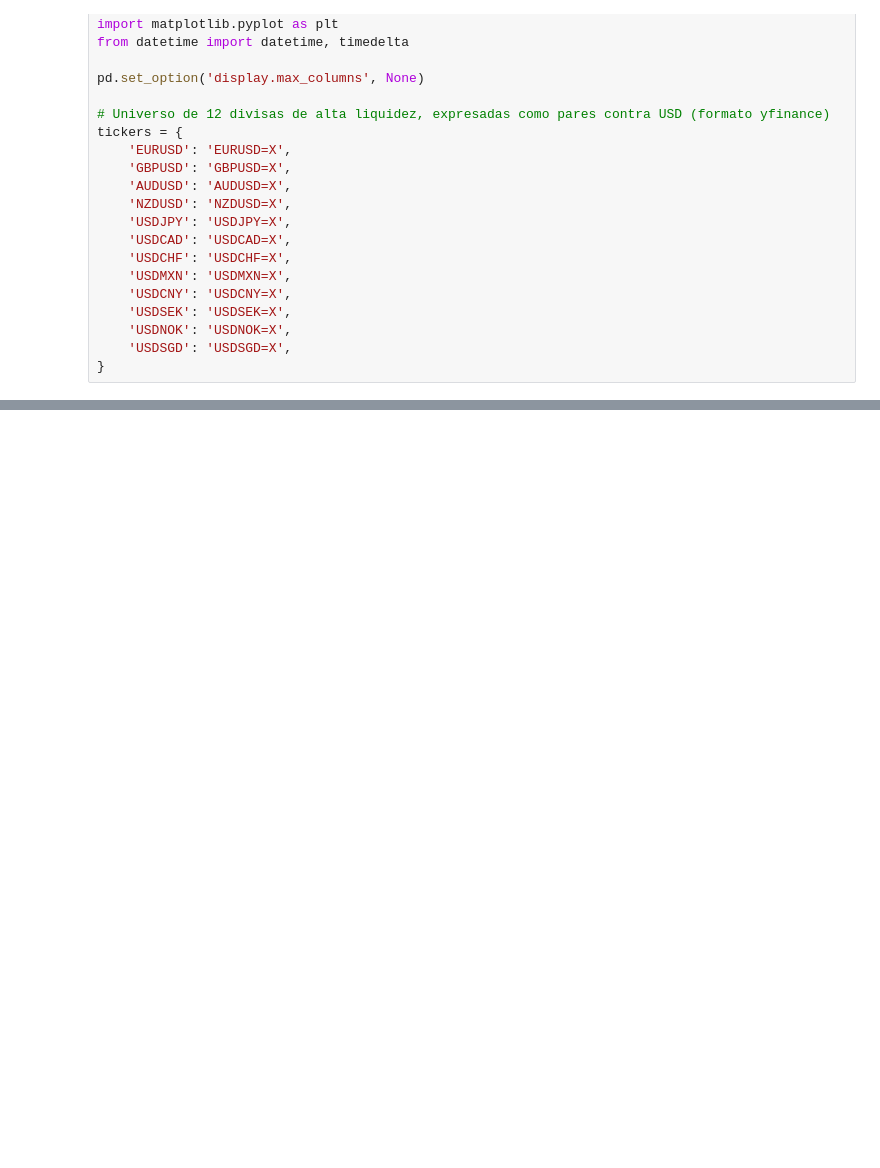
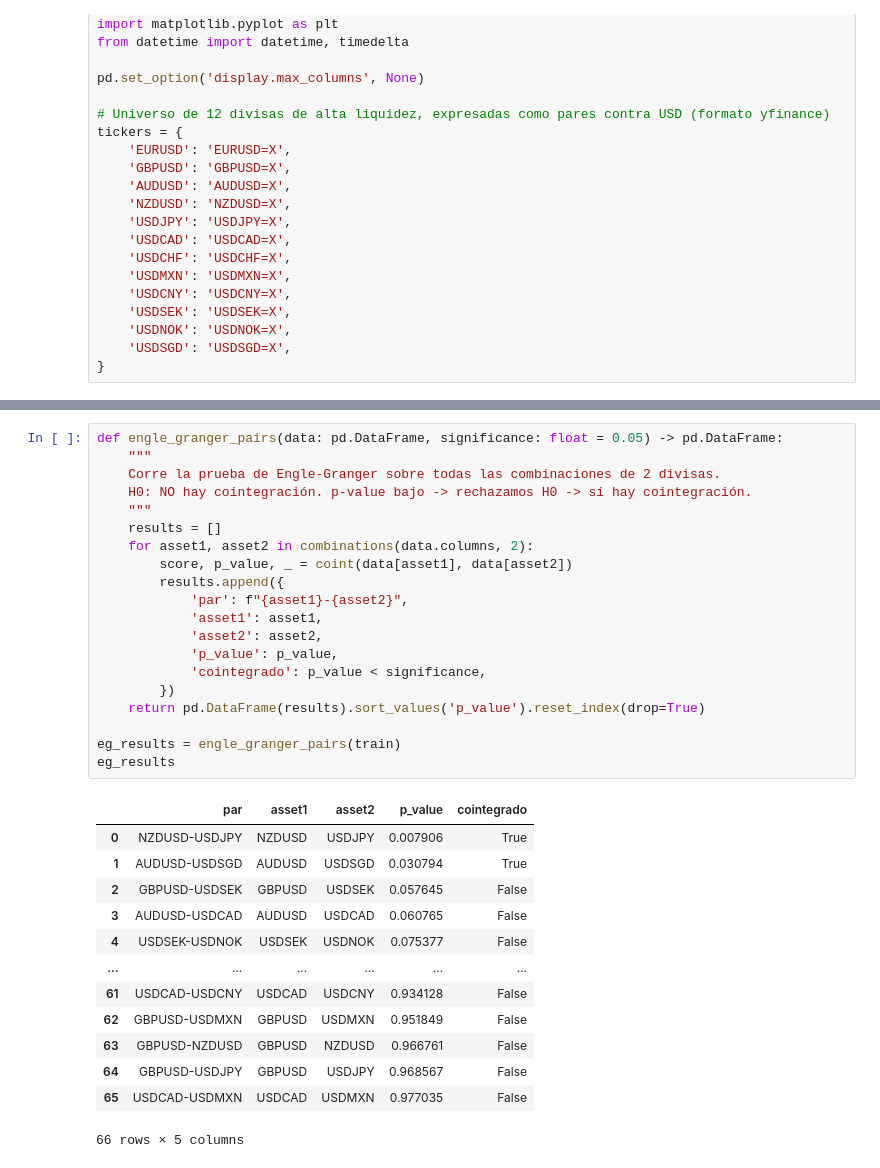
Before and after one commit to SamuOropeza/Investigacion_PCNM, a Jupyter notebook: main.ipynb, the cells around one changed output, grey strips where cells are left out. Drawn from its saved outputs; the diff is of its cells as text; blank space fills up the shorter version.

```diff
--- a/main.ipynb
+++ b/main.ipynb
@@ -132,0 +143,34 @@ Antes de armar cualquier señal de trading, hay que confirmar qué pares de divi
+# %%
+def engle_granger_pairs(data: pd.DataFrame, significance: float = 0.05) -> pd.DataFrame:
+    """
+    Corre la prueba de Engle-Granger sobre todas las combinaciones de 2 divisas.
+    H0: NO hay cointegración. p-value bajo -> rechazamos H0 -> sí hay cointegración.
+    """
+    results = []
+    for asset1, asset2 in combinations(data.columns, 2):
+        score, p_value, _ = coint(data[asset1], data[asset2])
+        results.append({
+            'par': f"{asset1}-{asset2}",
+            'asset1': asset1,
+            'asset2': asset2,
+            'p_value': p_value,
+            'cointegrado': p_value < significance,
+        })
+    return pd.DataFrame(results).sort_values('p_value').reset_index(drop=True)
+
+eg_results = engle_granger_pairs(train)
+eg_results
+# %% [output]
+|  | par | asset1 | asset2 | p_value | cointegrado |
+| 0 | NZDUSD-USDJPY | NZDUSD | USDJPY | 0.007906 | True |
+| 1 | AUDUSD-USDSGD | AUDUSD | USDSGD | 0.030794 | True |
+| 2 | GBPUSD-USDSEK | GBPUSD | USDSEK | 0.057645 | False |
+| 3 | AUDUSD-USDCAD | AUDUSD | USDCAD | 0.060765 | False |
+| 4 | USDSEK-USDNOK | USDSEK | USDNOK | 0.075377 | False |
+| ... | ... | ... | ... | ... | ... |
+| 61 | USDCAD-USDCNY | USDCAD | USDCNY | 0.934128 | False |
+| 62 | GBPUSD-USDMXN | GBPUSD | USDMXN | 0.951849 | False |
+| 63 | GBPUSD-NZDUSD | GBPUSD | NZDUSD | 0.966761 | False |
+| 64 | GBPUSD-USDJPY | GBPUSD | USDJPY | 0.968567 | False |
+| 65 | USDCAD-USDMXN | USDCAD | USDMXN | 0.977035 | False |
+66 rows × 5 columns
```
Also changed, not shown: parts of 12 cells of this notebook, 1 other file.
